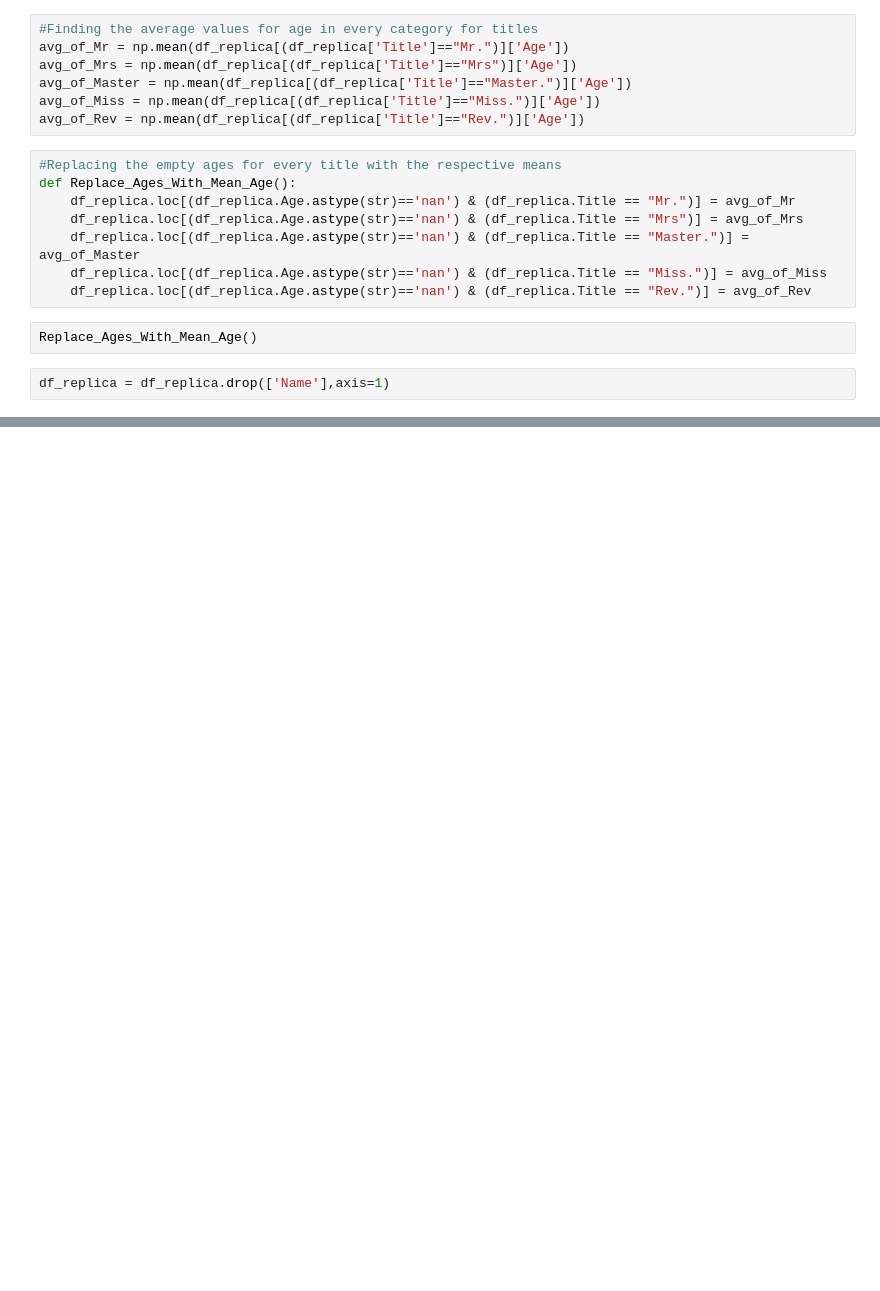
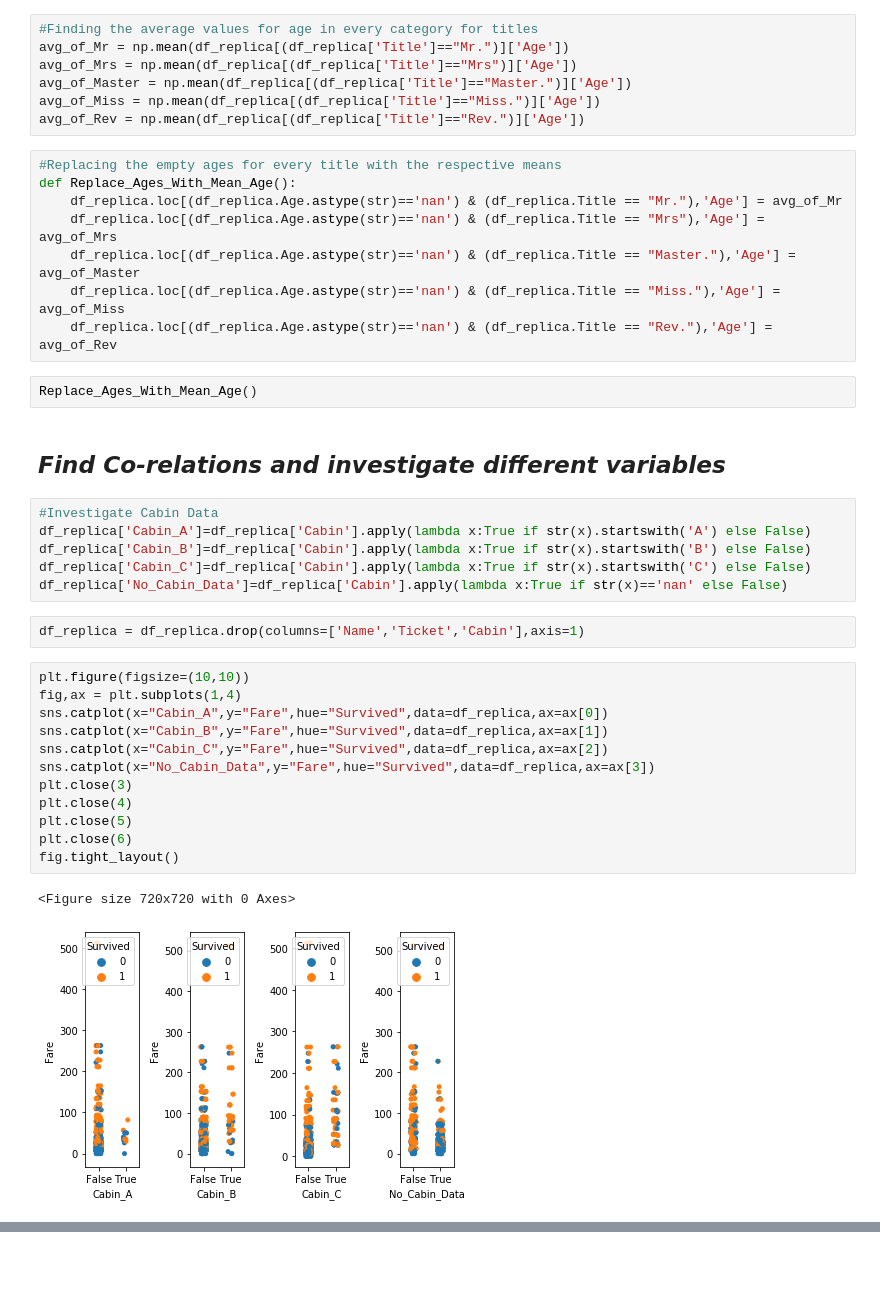
Before and after one commit to Umesh-Pandey94/Titanic-Predictions, a Jupyter notebook: Titanic Predictions.ipynb, the cells around one changed output, grey strips where cells are left out. Cells and saved outputs as stored; diff of their text form; blank space fills up the shorter version.

Commit message:
Add files via upload
Creating Category plots to visualise different cabins and their survival rate

```diff
--- a/Titanic Predictions.ipynb
+++ b/Titanic Predictions.ipynb
@@ -165,13 +165,36 @@ avg_of_Rev = np.mean(df_replica[(df_replica['Title']=="Rev.")]['Age'])
 # %%
 #Replacing the empty ages for every title with the respective means
 def Replace_Ages_With_Mean_Age():
-    df_replica.loc[(df_replica.Age.astype(str)=='nan') & (df_replica.Title == "Mr.")] = avg_of_Mr
-    df_replica.loc[(df_replica.Age.astype(str)=='nan') & (df_replica.Title == "Mrs")] = avg_of_Mrs
-    df_replica.loc[(df_replica.Age.astype(str)=='nan') & (df_replica.Title == "Master.")] = avg_of_Master
-    df_replica.loc[(df_replica.Age.astype(str)=='nan') & (df_replica.Title == "Miss.")] = avg_of_Miss
-    df_replica.loc[(df_replica.Age.astype(str)=='nan') & (df_replica.Title == "Rev.")] = avg_of_Rev
+    df_replica.loc[(df_replica.Age.astype(str)=='nan') & (df_replica.Title == "Mr."),'Age'] = avg_of_Mr
+    df_replica.loc[(df_replica.Age.astype(str)=='nan') & (df_replica.Title == "Mrs"),'Age'] = avg_of_Mrs
+    df_replica.loc[(df_replica.Age.astype(str)=='nan') & (df_replica.Title == "Master."),'Age'] = avg_of_Master
+    df_replica.loc[(df_replica.Age.astype(str)=='nan') & (df_replica.Title == "Miss."),'Age'] = avg_of_Miss
+    df_replica.loc[(df_replica.Age.astype(str)=='nan') & (df_replica.Title == "Rev."),'Age'] = avg_of_Rev
 # %%
 Replace_Ages_With_Mean_Age()
+# %% [markdown]
+<h2><i> Find Co-relations and investigate  different variables</i></h2>
+# %%
+#Investigate Cabin Data
+df_replica['Cabin_A']=df_replica['Cabin'].apply(lambda x:True if str(x).startswith('A') else False)
+df_replica['Cabin_B']=df_replica['Cabin'].apply(lambda x:True if str(x).startswith('B') else False)
+df_replica['Cabin_C']=df_replica['Cabin'].apply(lambda x:True if str(x).startswith('C') else False)
+df_replica['No_Cabin_Data']=df_replica['Cabin'].apply(lambda x:True if str(x)=='nan' else False)
 # %%
-df_replica = df_replica.drop(['Name'],axis=1)
+df_replica = df_replica.drop(columns=['Name','Ticket','Cabin'],axis=1)
+# %%
+plt.figure(figsize=(10,10))
+fig,ax = plt.subplots(1,4)
+sns.catplot(x="Cabin_A",y="Fare",hue="Survived",data=df_replica,ax=ax[0])
+sns.catplot(x="Cabin_B",y="Fare",hue="Survived",data=df_replica,ax=ax[1])
+sns.catplot(x="Cabin_C",y="Fare",hue="Survived",data=df_replica,ax=ax[2])
+sns.catplot(x="No_Cabin_Data",y="Fare",hue="Survived",data=df_replica,ax=ax[3])
+plt.close(3)
+plt.close(4)
+plt.close(5)
+plt.close(6)
+fig.tight_layout()
+# %% [output]
+<Figure size 720x720 with 0 Axes>
+[figure, added]
 # %% [markdown]
```
Also changed, not shown: parts of 1 cell of this notebook.
